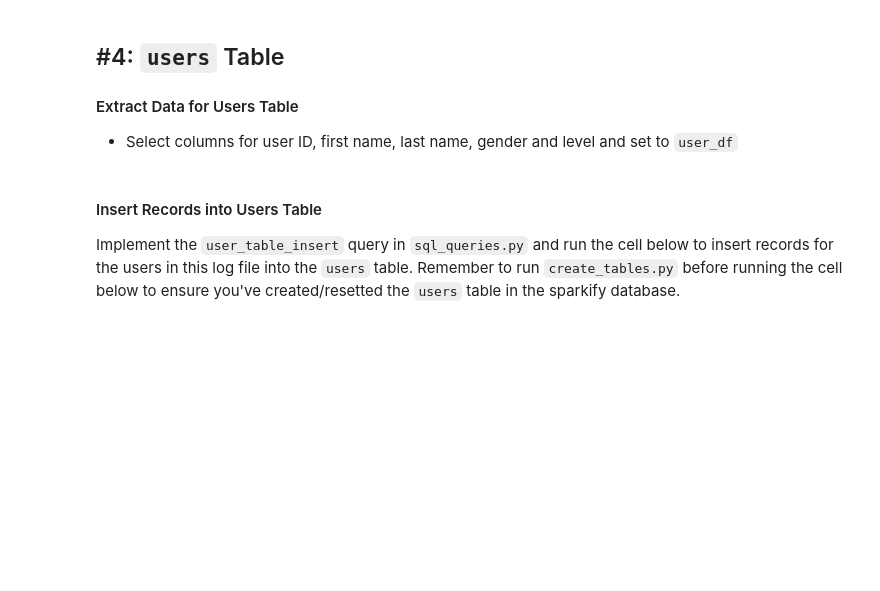
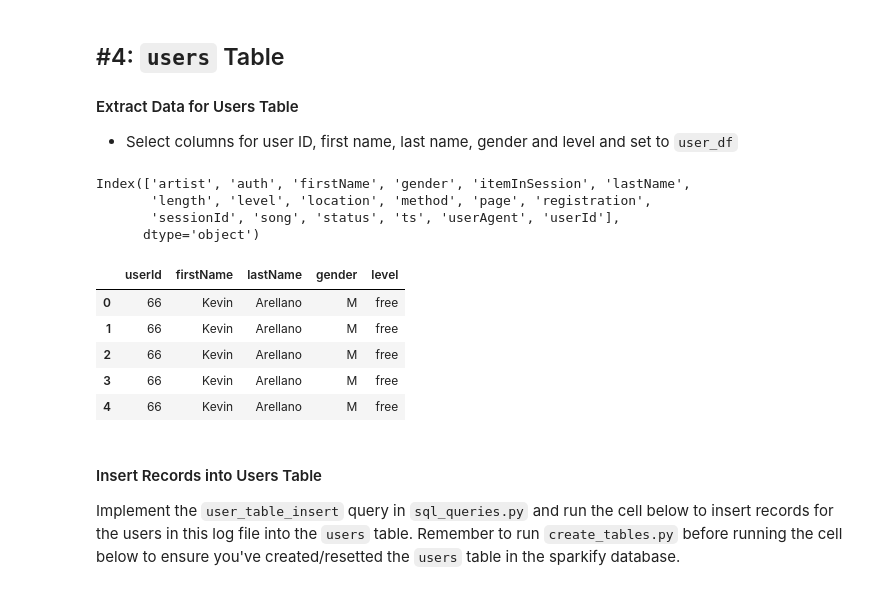
Before and after one commit to HajimeK/DEND, a Jupyter notebook: project1/etl.ipynb, the cells around one changed output. Cells and saved outputs as stored; diff of their text form; code cells hidden in the pictures; blank space fills up the shorter version.

```diff
--- a/project1/etl.ipynb
+++ b/project1/etl.ipynb
@@ -125,3 +219,20 @@ user_df =
+# %%
+df.keys()
+# %% [output]
+Index(['artist', 'auth', 'firstName', 'gender', 'itemInSession', 'lastName',
+       'length', 'level', 'location', 'method', 'page', 'registration',
+       'sessionId', 'song', 'status', 'ts', 'userAgent', 'userId'],
+      dtype='object')
+# %%
+user_df = df.loc[:,['userId','firstName', 'lastName', 'gender', 'level']]
+user_df.head()
+# %% [output]
+|  | userId | firstName | lastName | gender | level |
+| 0 | 66 | Kevin | Arellano | M | free |
+| 1 | 66 | Kevin | Arellano | M | free |
+| 2 | 66 | Kevin | Arellano | M | free |
+| 3 | 66 | Kevin | Arellano | M | free |
+| 4 | 66 | Kevin | Arellano | M | free |
 # %% [markdown]
 #### Insert Records into Users Table
 Implement the `user_table_insert` query in `sql_queries.py` and run the cell below to insert records for the users in this log file into the `users` table. Remember to run `create_tables.py` before running the cell below to ensure you've created/resetted the `users` table in the sparkify database.
```
Also changed, not shown: parts of 30 cells of this notebook, 6 other files.
